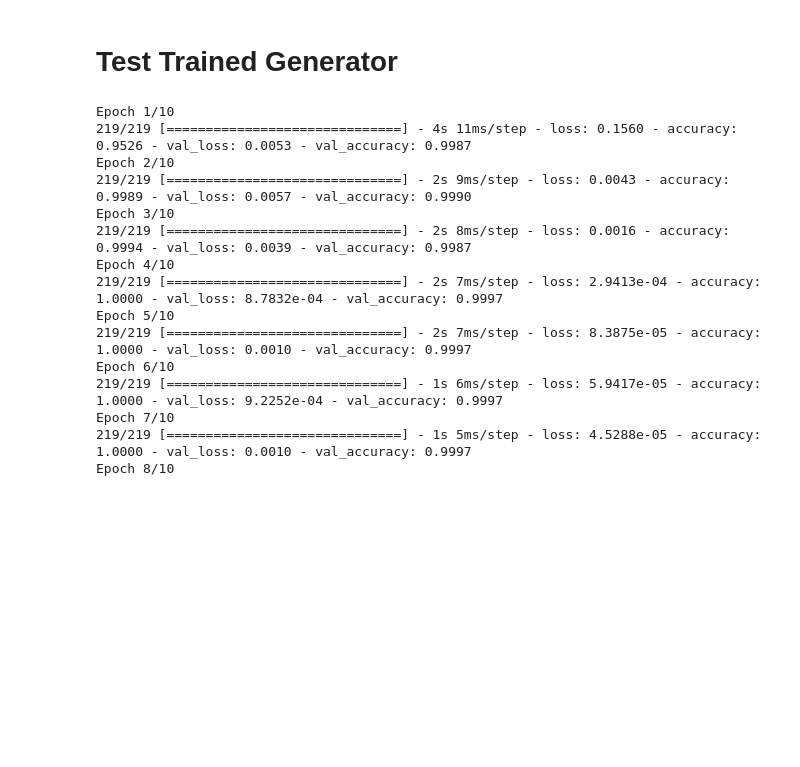
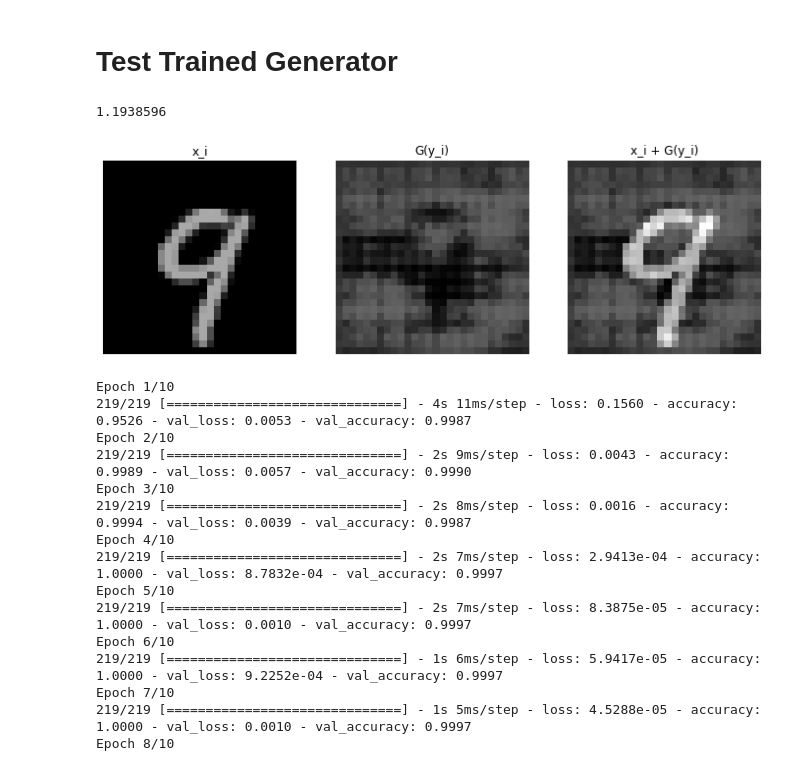
Before and after one commit to egesko/YoanoGAN, a Jupyter notebook: NoiceGAN_MNIST.ipynb, the cells around one changed output. Drawn from its saved outputs; the diff is of its cells as text; code cells hidden in the pictures; blank space fills up the shorter version.

Commit message:
Visual updates

```diff
--- a/NoiceGAN_MNIST.ipynb
+++ b/NoiceGAN_MNIST.ipynb
@@ -574,11 +570,33 @@ checkpoint.restore(tf.train.latest_checkpoint(checkpoint_dir))
 rand_y_in = tf.experimental.numpy.append(test_labels, tf.random.normal([test_labels.shape[0], noise_dim]), axis=1)
 
 generated_noise = generator(rand_y_in, training=False)
-generated_noise = generated_noise * 0.5
+generated_noise = generated_noise * 0.6
 generated_noise = tf.squeeze(generated_noise)
+generated_noise = generated_noise.numpy()
 # %%
+index = 12
+#print(rand_y_in[index])
+fig = plt.figure(figsize=(12, 10))
+plt.subplot(1, 3, 1)
+plt.imshow(test_images[index, :, :], cmap='gray',vmin=0, vmax=1.5)
+plt.title('x_i')
+plt.axis('off')
 
-##test_images.shape
+plt.subplot(1, 3, 2)
+plt.imshow(generated_noise[index, :, :], cmap='gray',vmin=0, vmax=1.5)
+plt.title('G(y_i)')
+plt.axis('off')
+
+
+plt.subplot(1, 3, 3)
+plt.imshow(test_images[index, :, :]+generated_noise[index, :, :], cmap='gray',vmin=0, vmax=1.5)
+plt.title('x_i + G(y_i)')
+plt.axis('off')
+
+print(np.max(generated_noise[index]+generated_noise[index, :, :]))
+# %% [output]
+1.1938596
+[figure, added]
 # %%
 noisy_images = generated_noise.numpy()+test_images
 attacker_model = make_discriminator_model()
```
Also changed, not shown: parts of 7 cells of this notebook.
